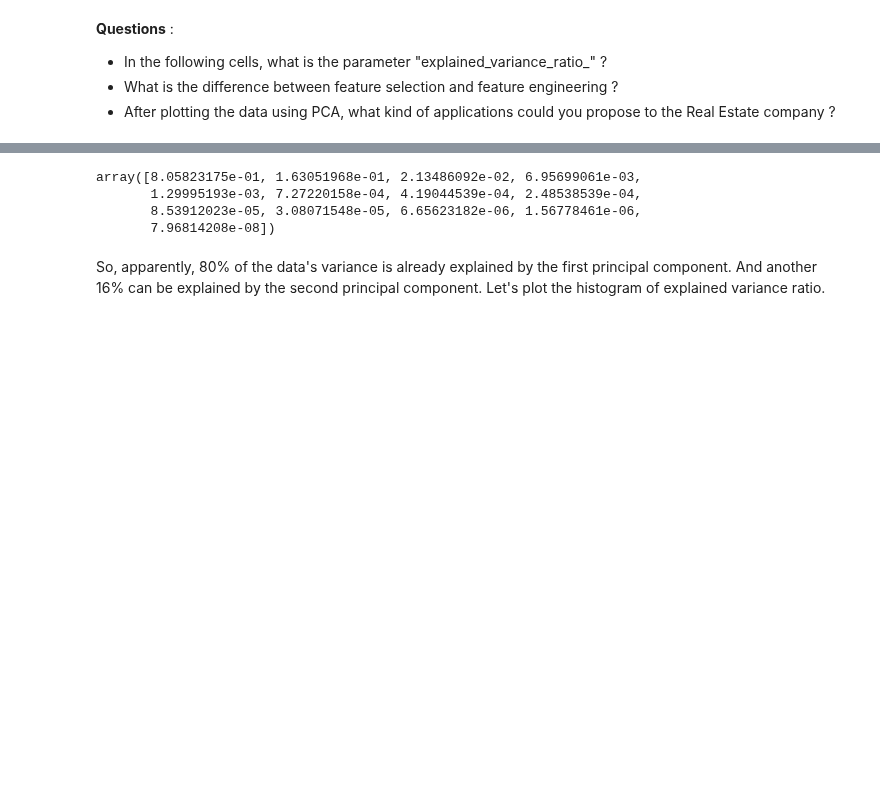
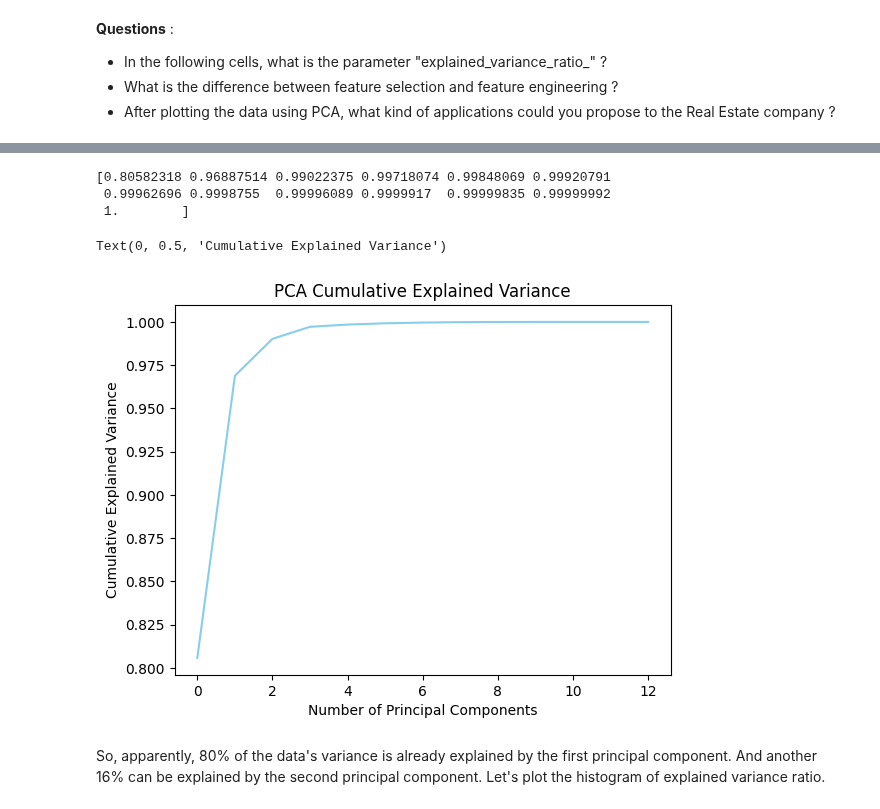
Before and after one commit to SupaeroDataScience/machine-learning, a Jupyter notebook: 1 - Unsupervised Learning/Unsupervised Learning.ipynb, the cells around one changed output, grey strips where cells are left out. Saved outputs shown, nothing was run; the diff lists cells and outputs as text; code cells hidden in the pictures; blank space fills up the shorter version.

```diff
--- a/1 - Unsupervised Learning/Unsupervised Learning.ipynb
+++ b/1 - Unsupervised Learning/Unsupervised Learning.ipynb
@@ -65,10 +66,21 @@ PCA()
-# %%
-boston_pca.explained_variance_ratio_
-# %% [output]
-array([8.05823175e-01, 1.63051968e-01, 2.13486092e-02, 6.95699061e-03,
-       1.29995193e-03, 7.27220158e-04, 4.19044539e-04, 2.48538539e-04,
-       8.53912023e-05, 3.08071548e-05, 6.65623182e-06, 1.56778461e-06,
-       7.96814208e-08])
+# %%
+explained_variance = boston_pca.explained_variance_ratio_
+cumsum_explained_variance = np.cumsum(explained_variance)
+
+print(cumsum_explained_variance)
+
+plt.plot(np.arange(0, len(cumsum_explained_variance)),
+         cumsum_explained_variance,
+         color= 'skyblue')
+plt.title('PCA Cumulative Explained Variance')
+plt.xlabel('Number of Principal Components')
+plt.ylabel('Cumulative Explained Variance')
+# %% [output]
+[0.80582318 0.96887514 0.99022375 0.99718074 0.99848069 0.99920791
+ 0.99962696 0.9998755  0.99996089 0.9999917  0.99999835 0.99999992
+ 1.        ]
+Text(0, 0.5, 'Cumulative Explained Variance')
+[figure, added]
 # %% [markdown]
 So, apparently, 80% of the data's variance is already explained by the first principal component. And another 16% can be explained by the second principal component. Let's plot the histogram of explained variance ratio.
 # %%
```
Also changed, not shown: parts of 11 cells of this notebook, 4 other files.
